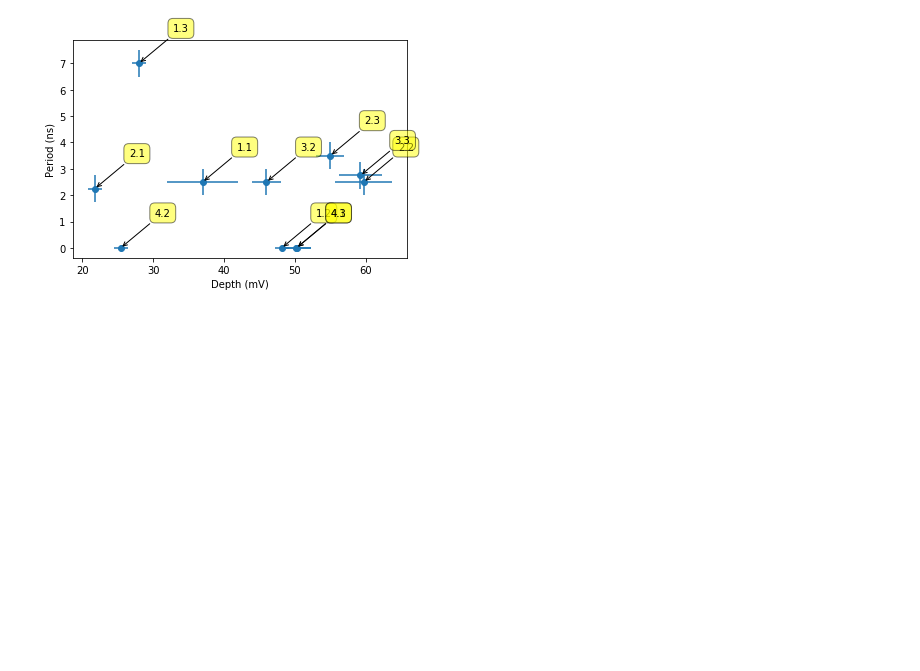
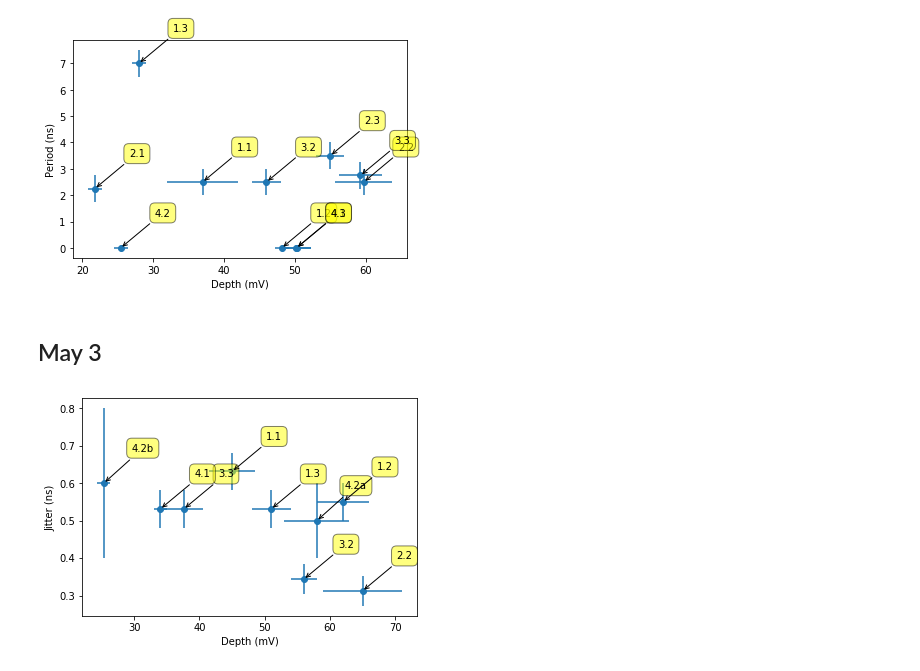
Before and after one commit to slemonide/muons, a Jupyter notebook: lasers.ipynb, the cells around one changed output. Saved outputs shown, nothing was run; the diff lists cells and outputs as text; code cells hidden in the pictures; blank space fills up the shorter version.

Commit message:
jitter and rise time

```diff
--- a/lasers.ipynb
+++ b/lasers.ipynb
@@ -85,3 +87,30 @@ for label, x, y in zip(labels, H, P):
 plt.savefig('HP.png')
 # %% [output]
 [figure]
+# %% [markdown]
+## May 3
+# %%
+labels=['4.2b', '4.2a', '1.2', '2.2', '3.2', '3.3', '1.3', '1.1', '4.1']
+H = [25.33, 58, 62, 65, 56, 37.6, 51, 45, 34]
+Hu = [1, 5, 4, 6, 2, 3, 3, 3.5, 1]
+J = [0.6, 0.5, 0.55, 0.3125, 0.34375, 0.53125, 0.53125, 0.63125, 0.53125]
+Ju = [0.2, 0.1, 0.05, 0.04, 0.04, 0.05, 0.05, 0.05, 0.05]
+T = [1.5, 1.3, 1.3, 1.57, 1.57, 1.48, 1.43, 1.581, 1.431]
+Tu = [0.2, 0.2, 0.2, 0.1, 0.02, 0.1, 0.04, 0.05, 0.1]
+# %%
+fig, ax = plt.subplots()
+
+ax.errorbar(H, J, xerr=Hu, yerr=Ju, fmt='o')
+ax.set_xlabel('Depth (mV)')
+ax.set_ylabel('Jitter (ns)')
+
+for label, x, y in zip(labels, H, J):
+    ax.annotate(
+        label,
+        xy=(x, y), xytext=(50, 30),
+        textcoords='offset points', ha='right', va='bottom',
+        bbox=dict(boxstyle='round,pad=0.5', fc='yellow', alpha=0.5),
+        arrowprops=dict(arrowstyle = '->', connectionstyle='arc3,rad=0'))
+plt.savefig('HJ2.png')
+# %% [output]
+[figure, added]
```
Also changed, not shown: parts of 6 cells of this notebook, 3 other files.
